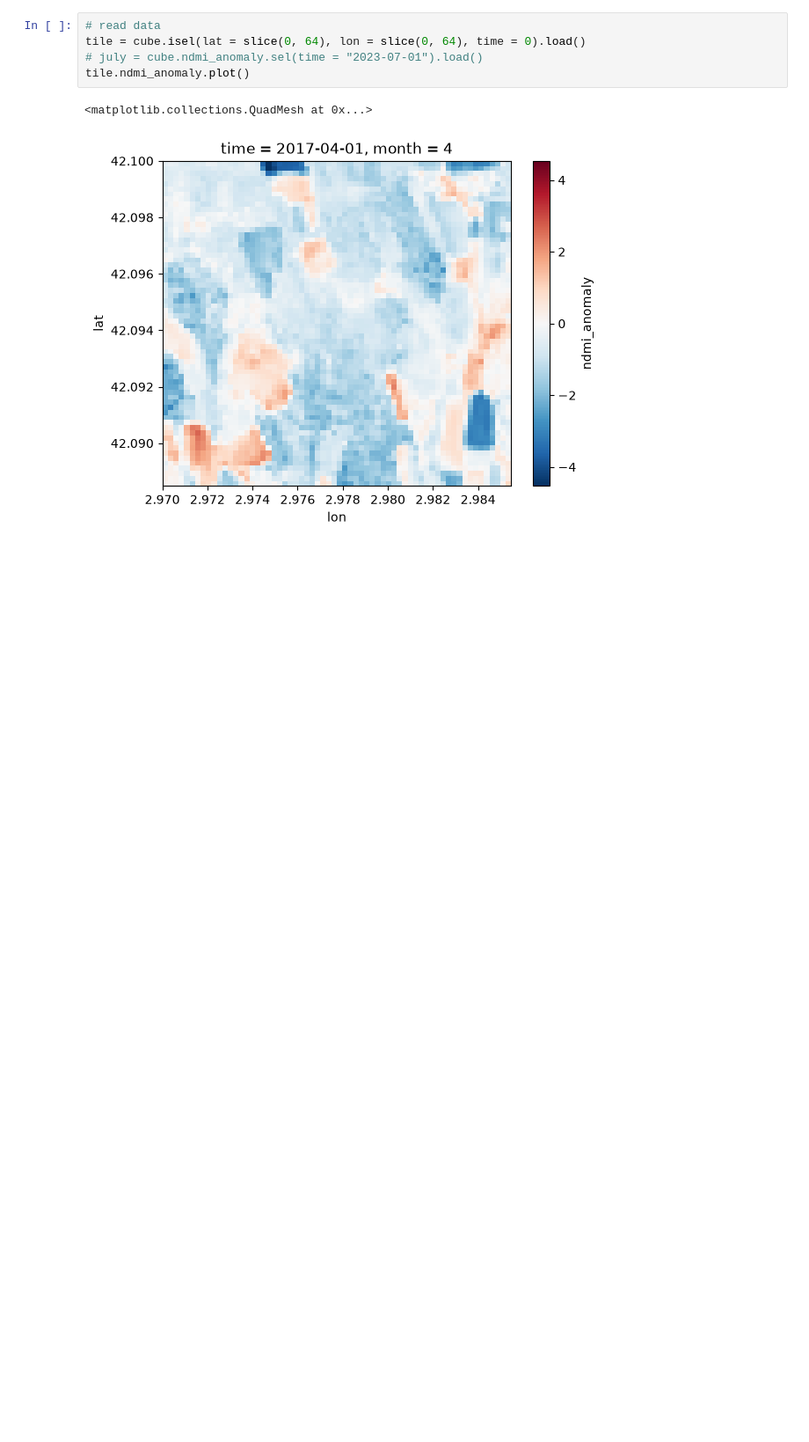
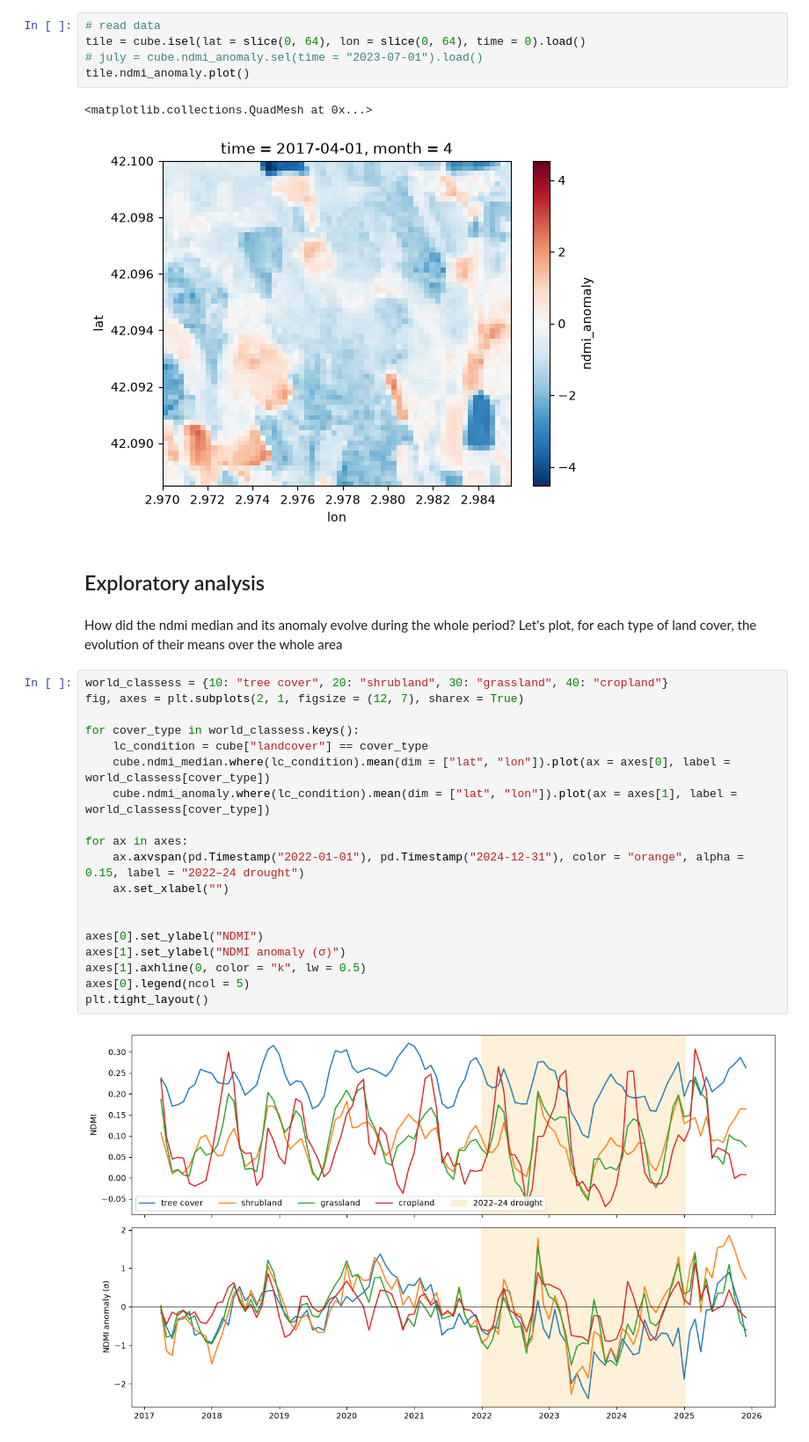
Before and after one commit to davidcirauqui/drought_forecast, a Jupyter notebook: main.ipynb, the cells around one changed output. Shown at 88% size. Drawn from its saved outputs; the diff is of its cells as text; blank space fills up the shorter version.

Commit message:
time evolution of ndvi

```diff
--- a/main.ipynb
+++ b/main.ipynb
@@ -183,3 +183,28 @@ tile.ndmi_anomaly.plot()
 # %% [output]
 <matplotlib.collections.QuadMesh at 0x...>
 [figure]
+# %% [markdown]
+## Exploratory analysis
+# %% [markdown]
+How did the ndmi median and its anomaly evolve during the whole period? Let's plot, for each type of land cover, the evolution of their means over the whole area
+# %%
+world_classess = {10: "tree cover", 20: "shrubland", 30: "grassland", 40: "cropland"}
+fig, axes = plt.subplots(2, 1, figsize = (12, 7), sharex = True)
+
+for cover_type in world_classess.keys():
+    lc_condition = cube["landcover"] == cover_type
+    cube.ndmi_median.where(lc_condition).mean(dim = ["lat", "lon"]).plot(ax = axes[0], label = world_classess[cover_type])
+    cube.ndmi_anomaly.where(lc_condition).mean(dim = ["lat", "lon"]).plot(ax = axes[1], label = world_classess[cover_type])
+
+for ax in axes:
+    ax.axvspan(pd.Timestamp("2022-01-01"), pd.Timestamp("2024-12-31"), color = "orange", alpha = 0.15, label = "2022–24 drought")
+    ax.set_xlabel("")
+
+
+axes[0].set_ylabel("NDMI")
+axes[1].set_ylabel("NDMI anomaly (σ)")
+axes[1].axhline(0, color = "k", lw = 0.5)
+axes[0].legend(ncol = 5)
+plt.tight_layout()
+# %% [output]
+[figure, added]
```
